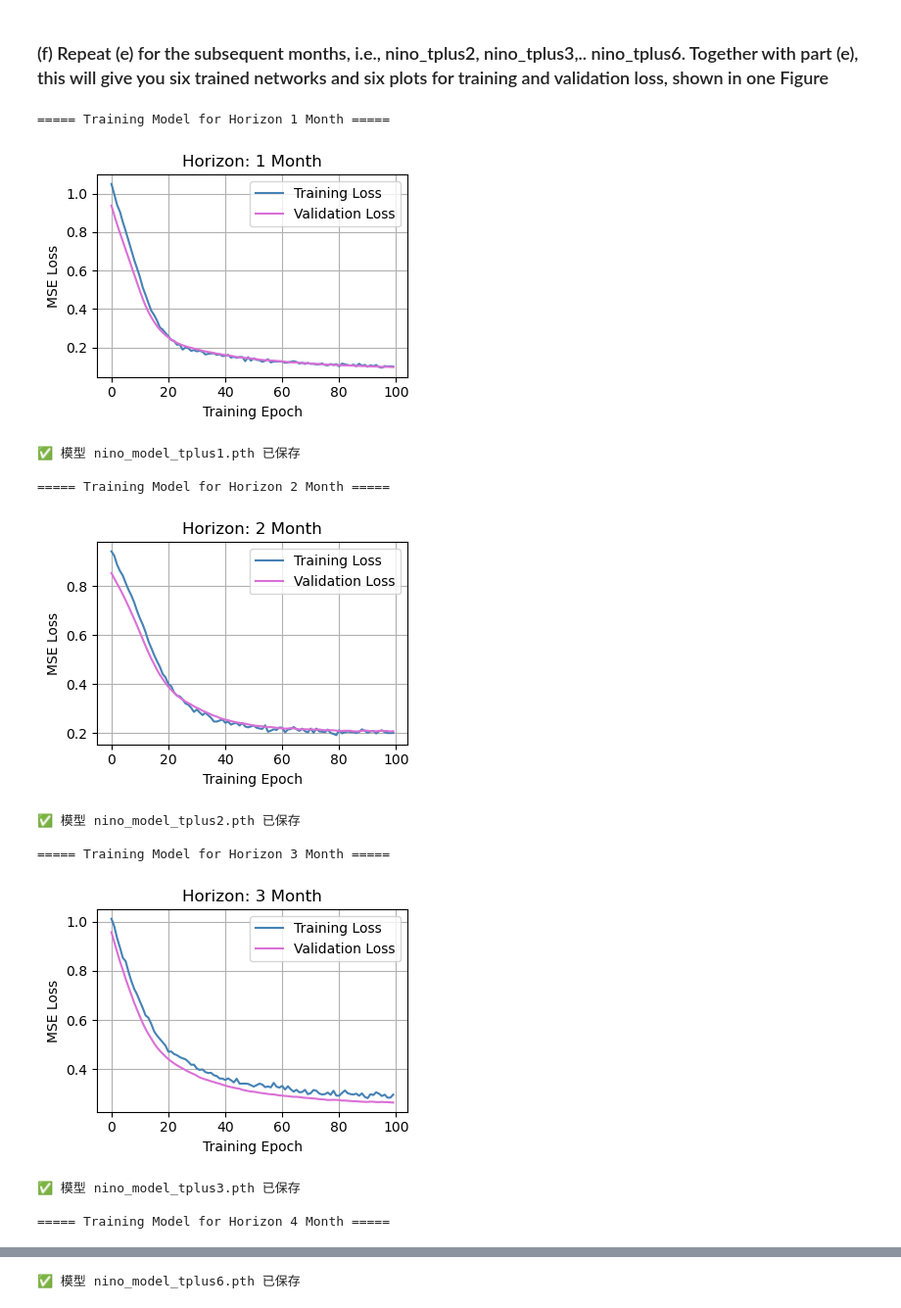
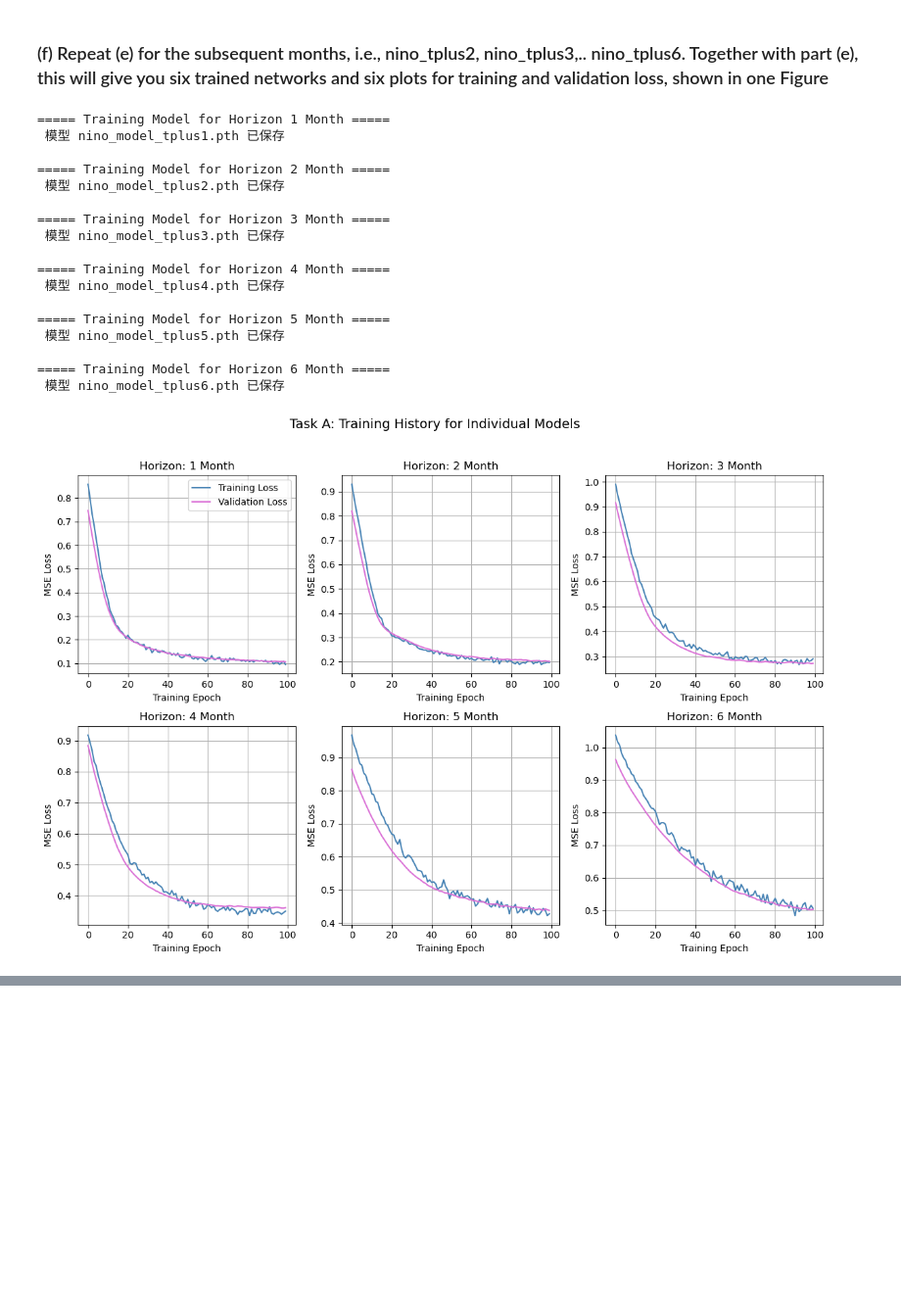
Before and after one commit to kurin0u0/9814, a Jupyter notebook: z5709922_assignment1/z5709922_assignment1.ipynb, the cells around one changed output, grey strips where cells are left out. Shown at 98% size. Saved outputs shown, nothing was run; the diff lists cells and outputs as text; code cells hidden in the pictures; blank space fills up the shorter version.

```diff
--- a/z5709922_assignment1/z5709922_assignment1.ipynb
+++ b/z5709922_assignment1/z5709922_assignment1.ipynb
@@ -242,58 +165,78 @@ def train_single_horizon(horizon_index, epochs=100, lr=1e-4, batch_size=32):
         for Xb, yb in train_loader:
             Xb, yb = Xb.to(device), yb.to(device)
             optimizer.zero_grad()
             out = model(Xb)
             loss = criterion(out, yb)
             loss.backward()
             optimizer.step()
             total_train_loss += loss.item() * Xb.size(0)
 
         avg_train_loss = total_train_loss / len(train_loader.dataset)
 
         model.eval()
         total_val_loss = 0
         with torch.no_grad():
             for Xb, yb in val_loader:
                 Xb, yb = Xb.to(device), yb.to(device)
                 out = model(Xb)
                 loss = criterion(out, yb)
                 total_val_loss += loss.item() * Xb.size(0)
         avg_val_loss = total_val_loss / len(val_loader.dataset)
 
         train_losses.append(avg_train_loss)
         val_losses.append(avg_val_loss)
 
-    # 绘图
-    plt.figure(figsize=(4,3))
-    plt.plot(train_losses, label="Training Loss", color="steelblue")
-    plt.plot(val_losses, label="Validation Loss", color="orchid")
-    plt.xlabel("Training Epoch")
-    plt.ylabel("MSE Loss")
-    plt.title(f"Horizon: {horizon_index+1} Month")
-    plt.legend()
-    plt.grid(True)
-    plt.tight_layout()
-    plt.show()
-
     # 保存模型
     torch.save(model.state_dict(), f"nino_model_tplus{horizon_index+1}.pth")
-    print(f"✅ 模型 nino_model_tplus{horizon_index+1}.pth 已保存")
+    print(f" 模型 nino_model_tplus{horizon_index+1}.pth 已保存")
 
-# ---------- 主循环 ----------
-for i in range(6):  # tplus1 到 tplus6
+    return train_losses, val_losses
+
+
+# ---------- 主训练循环 ----------
+all_train_losses, all_val_losses = [], []
+num_models = 6
+for i in range(num_models):
     print(f"\n===== Training Model for Horizon {i+1} Month =====")
-    train_single_horizon(horizon_index=i)
+    t_loss, v_loss = train_single_horizon(i)
+    all_train_losses.append(t_loss)
+    all_val_losses.append(v_loss)
+
+
+# ---------- 绘制六张训练曲线 ----------
+fig, axes = plt.subplots(2, 3, figsize=(12, 8))
+axes = axes.flatten()
+
+for i in range(num_models):
+    ax = axes[i]
+    ax.plot(all_train_losses[i], label="Training Loss", color="steelblue")
+    ax.plot(all_val_losses[i], label="Validation Loss", color="orchid")
+    ax.set_title(f"Horizon: {i+1} Month")
+    ax.set_xlabel("Training Epoch")
+    ax.set_ylabel("MSE Loss")
+    ax.grid(True)
+    if i == 0:
+        ax.legend()
+
+plt.suptitle("Task A: Training History for Individual Models", fontsize=14, y=1.02)
+plt.tight_layout()
+plt.show()
 # %% [output]
 ===== Training Model for Horizon 1 Month =====
+ 模型 nino_model_tplus1.pth 已保存
+
+===== Training Model for Horizon 2 Month =====
+ 模型 nino_model_tplus2.pth 已保存
+
+===== Training Model for Horizon 3 Month =====
+ 模型 nino_model_tplus3.pth 已保存
+
+===== Training Model for Horizon 4 Month =====
+ 模型 nino_model_tplus4.pth 已保存
+
+===== Training Model for Horizon 5 Month =====
+ 模型 nino_model_tplus5.pth 已保存
+
+===== Training Model for Horizon 6 Month =====
+ 模型 nino_model_tplus6.pth 已保存
-[figure, old version]
+[figure, new version]
-✅ 模型 nino_model_tplus1.pth 已保存
-
-===== Training Model for Horizon 2 Month =====
-[figure, removed]
-✅ 模型 nino_model_tplus2.pth 已保存
-
-===== Training Model for Horizon 3 Month =====
-[figure, removed]
-✅ 模型 nino_model_tplus3.pth 已保存
-
-===== Training Model for Horizon 4 Month =====
@@ -309 +242,0 @@ for i in range(6):  # tplus1 到 tplus6
-✅ 模型 nino_model_tplus6.pth 已保存
```
Also changed, not shown: parts of 13 cells of this notebook, 9 other files.
